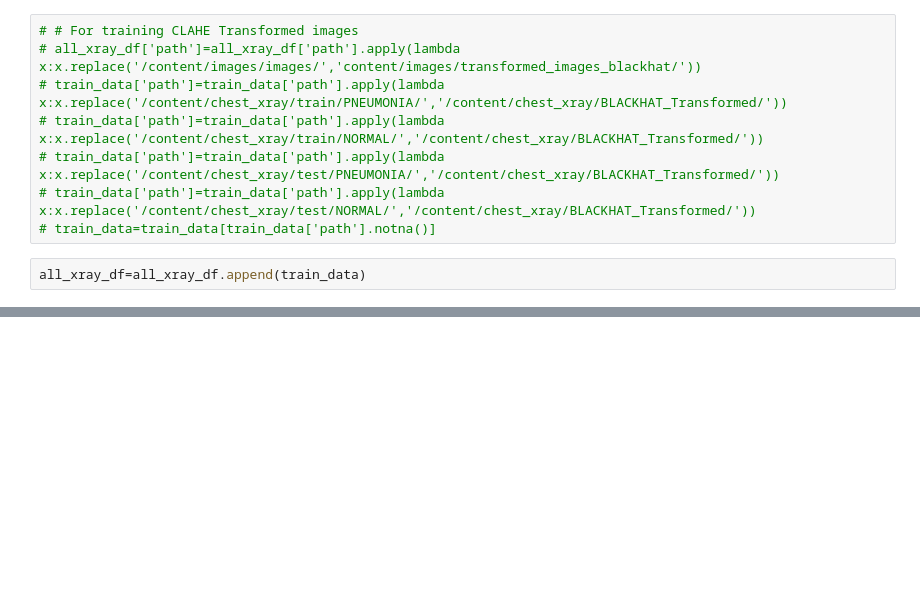
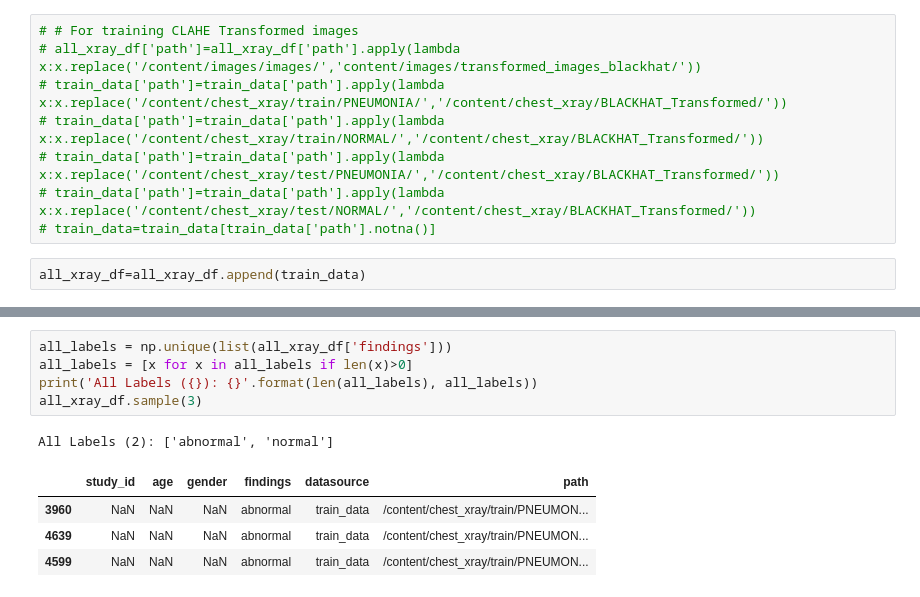
Before and after one commit to anuraagbhavaraju/computer-vision-chest-xray, a Jupyter notebook: CXR_Classification_Comparitive_Study.ipynb, the cells around one changed output, grey strips where cells are left out. Cells and saved outputs as stored; diff of their text form; blank space fills up the shorter version.

```diff
--- a/CXR_Classification_Comparitive_Study.ipynb
+++ b/CXR_Classification_Comparitive_Study.ipynb
@@ -179,0 +195,11 @@ all_xray_df=all_xray_df.append(train_data)
+# %%
+all_labels = np.unique(list(all_xray_df['findings']))
+all_labels = [x for x in all_labels if len(x)>0]
+print('All Labels ({}): {}'.format(len(all_labels), all_labels))
+all_xray_df.sample(3)
+# %% [output]
+All Labels (2): ['abnormal', 'normal']
+|  | study_id | age | gender | findings | datasource | path |
+| 3960 | NaN | NaN | NaN | abnormal | train_data | /content/chest_xray/train/PNEUMON... |
+| 4639 | NaN | NaN | NaN | abnormal | train_data | /content/chest_xray/train/PNEUMON... |
+| 4599 | NaN | NaN | NaN | abnormal | train_data | /content/chest_xray/train/PNEUMON... |
```
Also changed, not shown: parts of 3 cells of this notebook.
